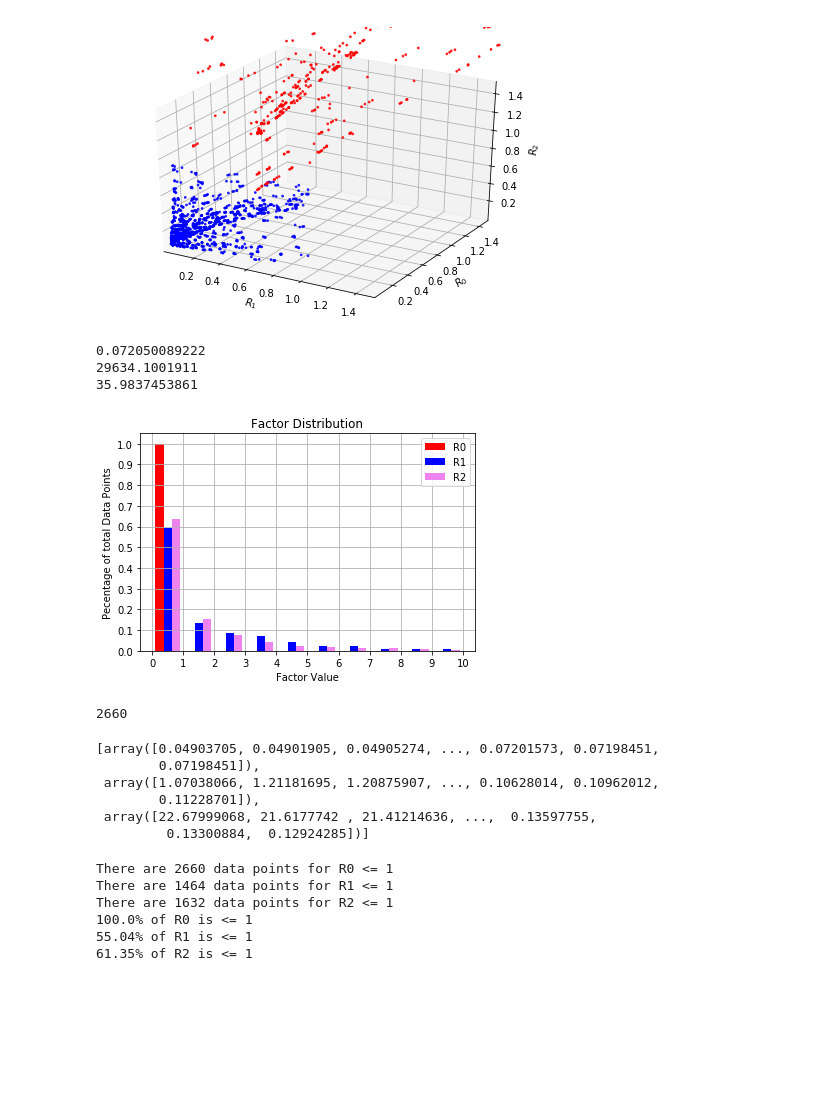
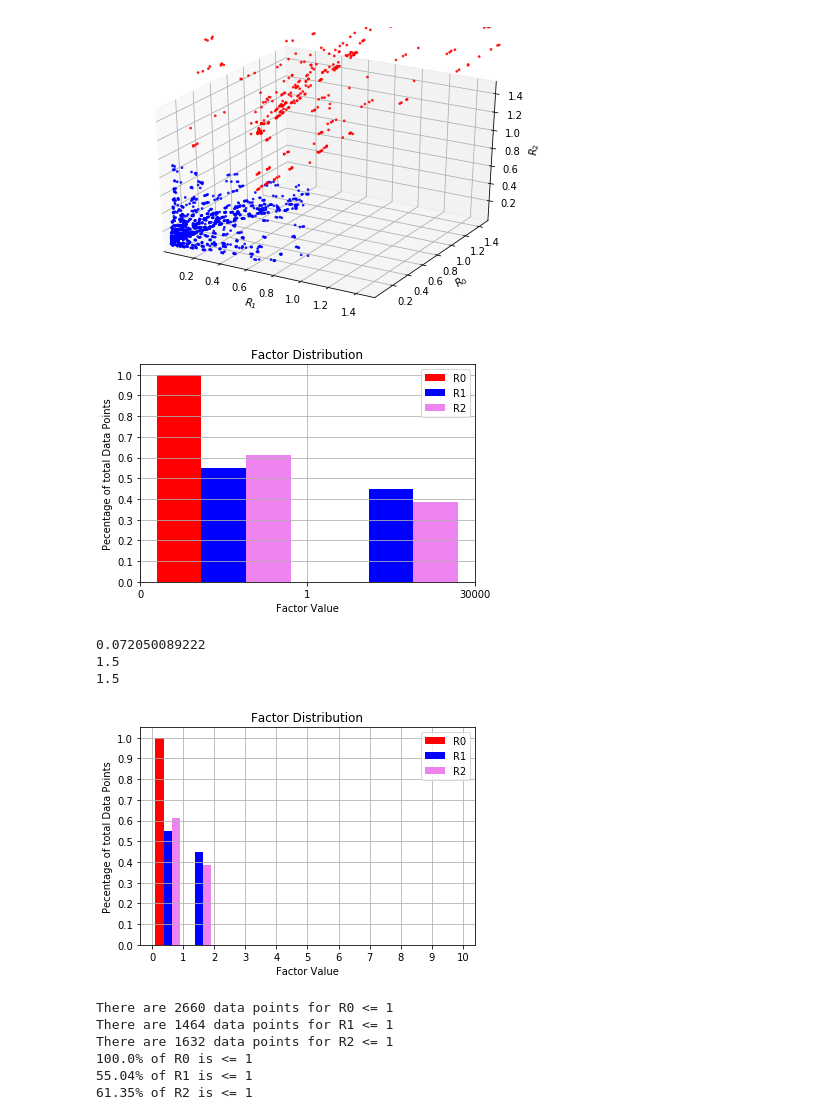
Before and after one commit to prokudin/collinearity, a Jupyter notebook: notebooks/HERMES_data_analysis_CEU_figures.ipynb, the cells around one changed output. Cells and saved outputs as stored; diff of their text form; code cells hidden in the pictures; blank space fills up the shorter version.

```diff
--- a/notebooks/HERMES_data_analysis_CEU_figures.ipynb
+++ b/notebooks/HERMES_data_analysis_CEU_figures.ipynb
@@ -357,40 +401,35 @@ plt.show()
 0.51015037594
 0.51015037594
 [figure]
+# %%
+fig, ax, dat = sorted_Histogram(data,"R0", "R1","R2",cmap="seismic", alpha=.8)
+#plt.savefig("../Figs/hermes_data_R2_R1.pdf")
+plt.show()
+# %% [output]
+[figure, added]
 # %%
 plt.figure()
 print(max(data['R0']))
 print(max(data['R1']))
 print(max(data['R2']))
 #data['R1']
 x = [data.R0.values,data.R1.values,data.R2.values]
 plt.hist(x, [0,1,2,3,4,5,6,7,8,9,10], density=True, color=["red", "blue", "violet"],label = ['R0','R1','R2'])
 plt.legend(prop={'size': 10})
 #plt.legend({label1: "red", label2: "blue", label3: "violet"})
 plt.xlabel('Factor Value')
 plt.xticks([0,1,2,3,4,5,6,7,8,9,10])
 plt.yticks([0,.1,.2,.3,.4,.5,.6,.7,.8,.9,1])
 plt.ylabel('Pecentage of total Data Points')
 plt.title('Factor Distribution')
-#plt.text(60, .025, r'$\mu=100,\ \sigma=15$')
-#plt.xlim(0, 30000)
-#plt.ylim(0,5000)
+
 plt.grid(True)
 plt.show()
-print(len(data.R0))
-x
 # %% [output]
 0.072050089222
-29634.1001911
-35.9837453861
+1.5
+1.5
-[figure, old version]
+[figure, new version]
-2660
-[array([0.04903705, 0.04901905, 0.04905274, ..., 0.07201573, 0.07198451,
-        0.07198451]),
- array([1.07038066, 1.21181695, 1.20875907, ..., 0.10628014, 0.10962012,
-        0.11228701]),
- array([22.67999068, 21.6177742 , 21.41214636, ...,  0.13597755,
-         0.13300884,  0.12924285])]
 # %%
 print('There are '+ str(len(data.query('R0 <= 1')))+' data points for R0 <= 1')
 print('There are '+ str(len(data.query('R1 <= 1')))+' data points for R1 <= 1')
```
Also changed, not shown: parts of 3 cells of this notebook.
